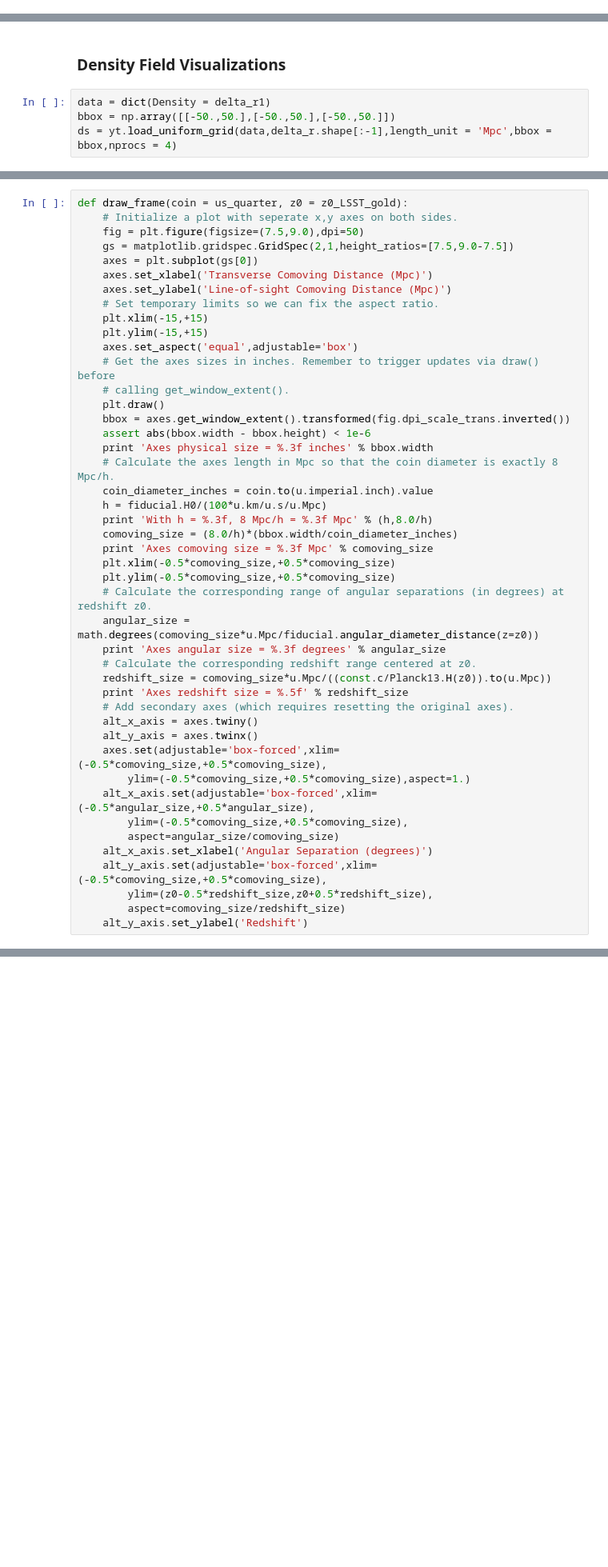
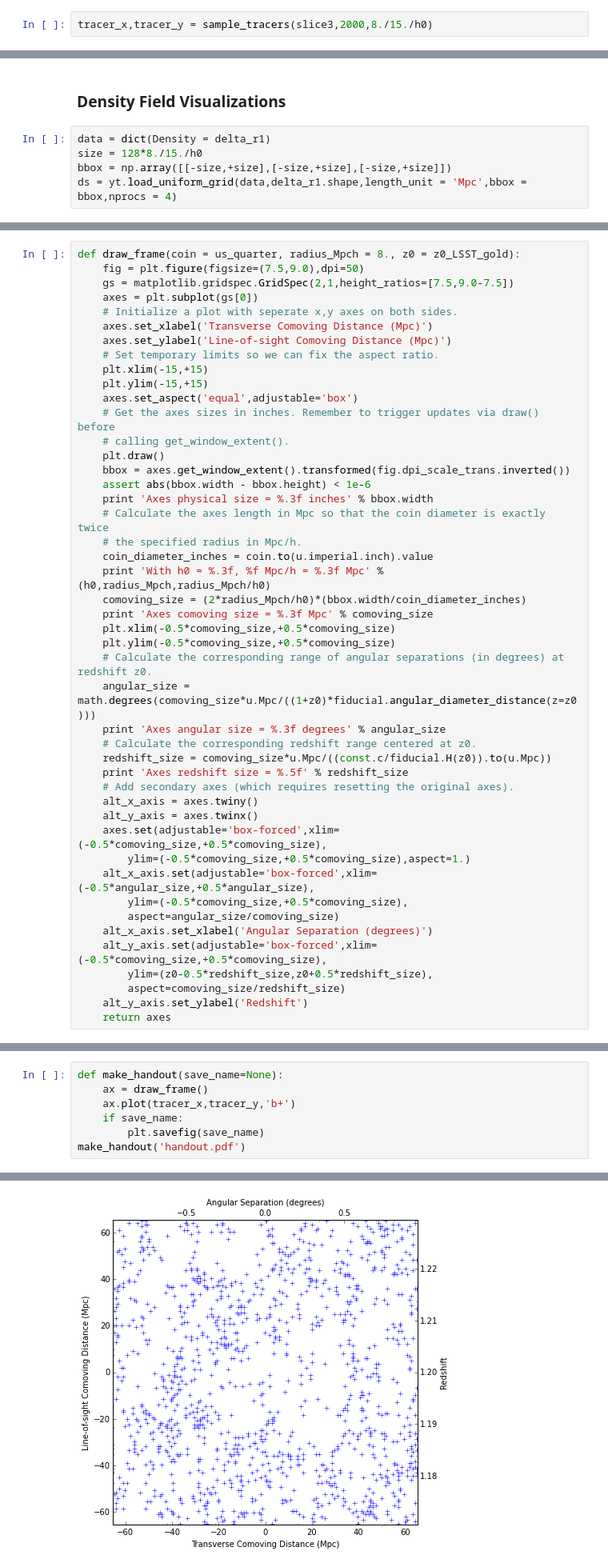
Before and after one commit to DarkEnergyScienceCollaboration/DESchool_LSS_Stats, a Jupyter notebook: LargeScaleStructureStatistics/LargeScaleStructureStatistics.ipynb, the cells around one changed output, grey strips where cells are left out. Shown at 80% size. Cells and saved outputs as stored; diff of their text form; blank space fills up the shorter version.

Commit message:
Fix more bugs and make first attempt at handout

```diff
--- a/LargeScaleStructureStatistics/LargeScaleStructureStatistics.ipynb
+++ b/LargeScaleStructureStatistics/LargeScaleStructureStatistics.ipynb
@@ -81,0 +156,2 @@ min,max knorm 0.0628318530718 13.9299791173
+# %%
+tracer_x,tracer_y = sample_tracers(slice3,2000,8./15./h0)
@@ -83,6 +162,7 @@ min,max knorm 0.0628318530718 13.9299791173
 ### Density Field Visualizations
 # %%
 data = dict(Density = delta_r1)
-bbox = np.array([[-50.,50.],[-50.,50.],[-50.,50.]])
-ds = yt.load_uniform_grid(data,delta_r.shape[:-1],length_unit = 'Mpc',bbox = bbox,nprocs = 4)
+size = 128*8./15./h0
+bbox = np.array([[-size,+size],[-size,+size],[-size,+size]])
+ds = yt.load_uniform_grid(data,delta_r1.shape,length_unit = 'Mpc',bbox = bbox,nprocs = 4)
 # %% [output]
@@ -144,11 +224,11 @@ us_dime = 17.95*u.mm
 us_quarter = 24.26*u.mm
 euro = 23.25*u.mm
 # %%
-def draw_frame(coin = us_quarter, z0 = z0_LSST_gold):
-    # Initialize a plot with seperate x,y axes on both sides.
+def draw_frame(coin = us_quarter, radius_Mpch = 8., z0 = z0_LSST_gold):
     fig = plt.figure(figsize=(7.5,9.0),dpi=50)
     gs = matplotlib.gridspec.GridSpec(2,1,height_ratios=[7.5,9.0-7.5])
     axes = plt.subplot(gs[0])
+    # Initialize a plot with seperate x,y axes on both sides.
     axes.set_xlabel('Transverse Comoving Distance (Mpc)')
     axes.set_ylabel('Line-of-sight Comoving Distance (Mpc)')
     # Set temporary limits so we can fix the aspect ratio.
@@ -161,19 +241,19 @@ def draw_frame(coin = us_quarter, z0 = z0_LSST_gold):
     bbox = axes.get_window_extent().transformed(fig.dpi_scale_trans.inverted())
     assert abs(bbox.width - bbox.height) < 1e-6
     print 'Axes physical size = %.3f inches' % bbox.width
-    # Calculate the axes length in Mpc so that the coin diameter is exactly 8 Mpc/h.
+    # Calculate the axes length in Mpc so that the coin diameter is exactly twice
+    # the specified radius in Mpc/h.
     coin_diameter_inches = coin.to(u.imperial.inch).value
-    h = fiducial.H0/(100*u.km/u.s/u.Mpc)
-    print 'With h = %.3f, 8 Mpc/h = %.3f Mpc' % (h,8.0/h)
-    comoving_size = (8.0/h)*(bbox.width/coin_diameter_inches)
+    print 'With h0 = %.3f, %f Mpc/h = %.3f Mpc' % (h0,radius_Mpch,radius_Mpch/h0)
+    comoving_size = (2*radius_Mpch/h0)*(bbox.width/coin_diameter_inches)
     print 'Axes comoving size = %.3f Mpc' % comoving_size
     plt.xlim(-0.5*comoving_size,+0.5*comoving_size)
     plt.ylim(-0.5*comoving_size,+0.5*comoving_size)
     # Calculate the corresponding range of angular separations (in degrees) at redshift z0.
-    angular_size = math.degrees(comoving_size*u.Mpc/fiducial.angular_diameter_distance(z=z0))
+    angular_size = math.degrees(comoving_size*u.Mpc/((1+z0)*fiducial.angular_diameter_distance(z=z0)))
     print 'Axes angular size = %.3f degrees' % angular_size
     # Calculate the corresponding redshift range centered at z0.
-    redshift_size = comoving_size*u.Mpc/((const.c/Planck13.H(z0)).to(u.Mpc))
+    redshift_size = comoving_size*u.Mpc/((const.c/fiducial.H(z0)).to(u.Mpc))
     print 'Axes redshift size = %.5f' % redshift_size
     # Add secondary axes (which requires resetting the original axes).
     alt_x_axis = axes.twiny()
@@ -188,3 +268,4 @@ def draw_frame(coin = us_quarter, z0 = z0_LSST_gold):
         ylim=(z0-0.5*redshift_size,z0+0.5*redshift_size),
         aspect=comoving_size/redshift_size)
     alt_y_axis.set_ylabel('Redshift')
+    return axes
@@ -200,0 +272,8 @@ Axes redshift size = 0.02945
+# %%
+def make_handout(save_name=None):
+    ax = draw_frame()
+    ax.plot(tracer_x,tracer_y,'b+')
+    if save_name:
+        plt.savefig(save_name)
+make_handout('handout.pdf')
+# %% [output]
@@ -201,3 +285,4 @@ Axes redshift size = 0.02945
+[figure, added]
 # %% [markdown]
 Show angular sizes of the following on this frame:
 * full moon
```
Also changed, not shown: parts of 25 cells of this notebook, 2 other files.
